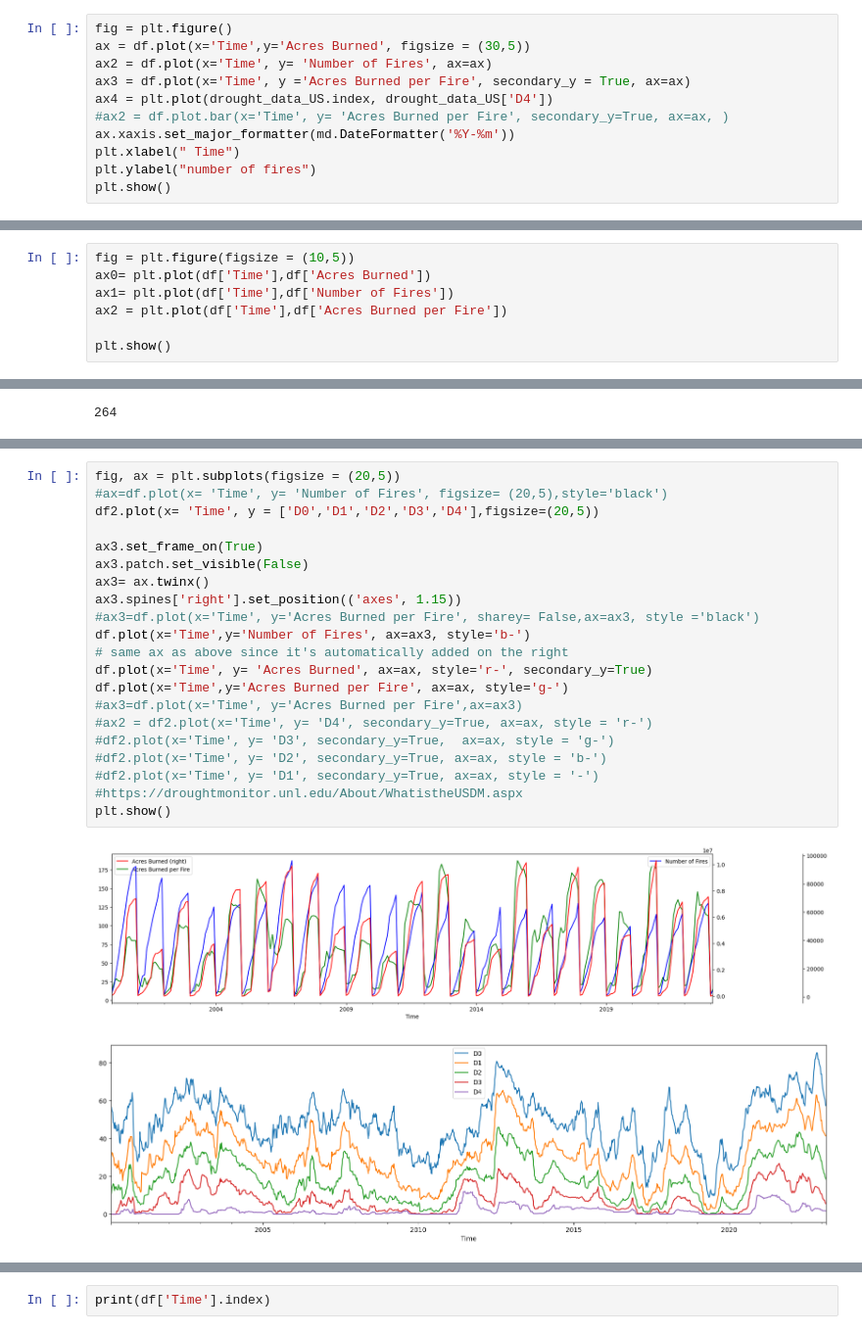
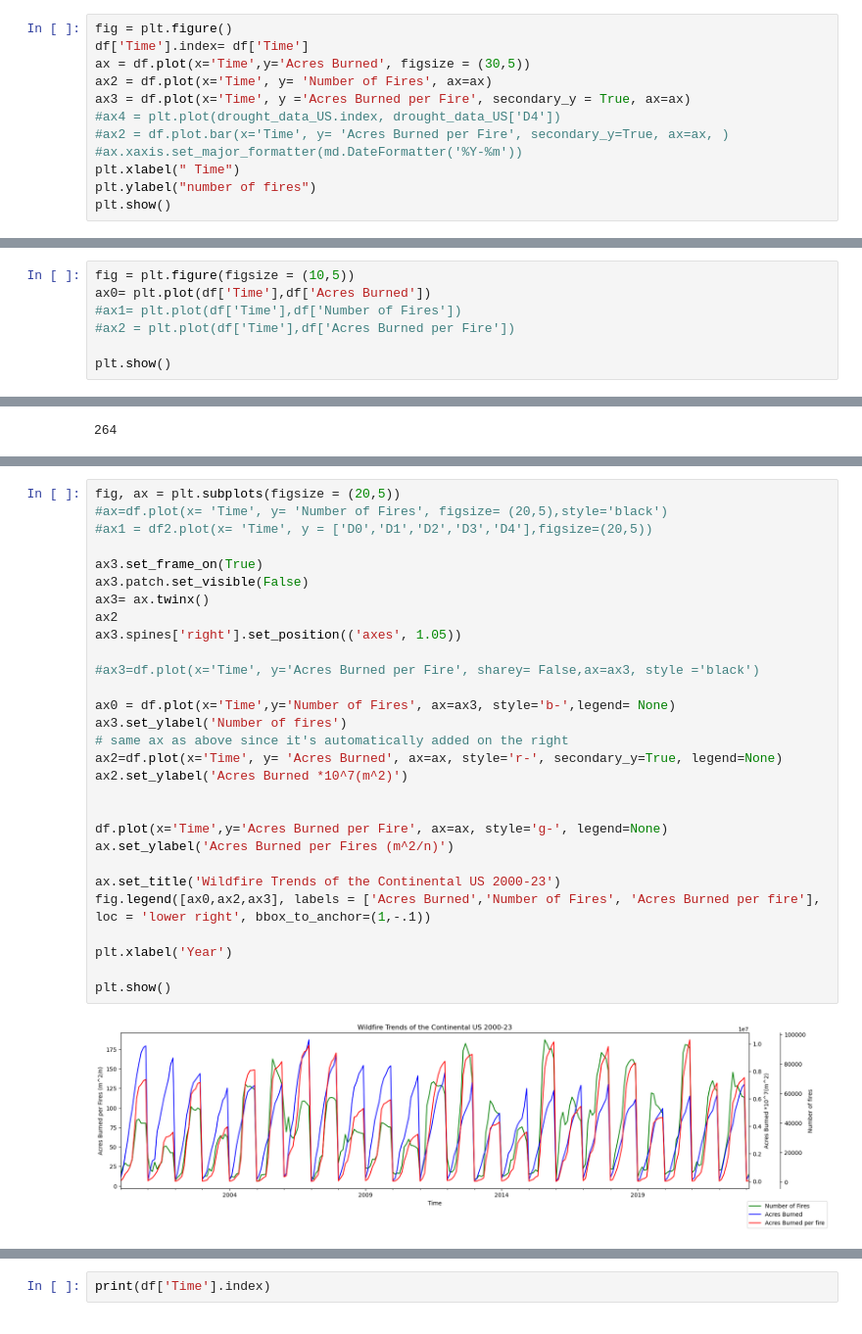
Before and after one commit to AaronCJimeny/FP04-groundwater, a Jupyter notebook: dev_notebooks/conUS-WF-Dev.ipynb, the cells around one changed output, grey strips where cells are left out. Shown at 98% size. Saved outputs shown, nothing was run; the diff lists cells and outputs as text.

```diff
--- a/dev_notebooks/conUS-WF-Dev.ipynb
+++ b/dev_notebooks/conUS-WF-Dev.ipynb
@@ -33,12 +37,13 @@ df
 278 rows × 5 columns
 # %%
 fig = plt.figure()
+df['Time'].index= df['Time']
 ax = df.plot(x='Time',y='Acres Burned', figsize = (30,5))
 ax2 = df.plot(x='Time', y= 'Number of Fires', ax=ax)
 ax3 = df.plot(x='Time', y ='Acres Burned per Fire', secondary_y = True, ax=ax)
-ax4 = plt.plot(drought_data_US.index, drought_data_US['D4'])
+#ax4 = plt.plot(drought_data_US.index, drought_data_US['D4'])
 #ax2 = df.plot.bar(x='Time', y= 'Acres Burned per Fire', secondary_y=True, ax=ax, )
-ax.xaxis.set_major_formatter(md.DateFormatter('%Y-%m'))
+#ax.xaxis.set_major_formatter(md.DateFormatter('%Y-%m'))
 plt.xlabel(" Time")
 plt.ylabel("number of fires")
 plt.show()
@@ -52,8 +57,8 @@ RangeIndex(start=0, stop=1201, step=1)
 # %%
 fig = plt.figure(figsize = (10,5))
 ax0= plt.plot(df['Time'],df['Acres Burned'])
-ax1= plt.plot(df['Time'],df['Number of Fires'])
-ax2 = plt.plot(df['Time'],df['Acres Burned per Fire'])
+#ax1= plt.plot(df['Time'],df['Number of Fires'])
+#ax2 = plt.plot(df['Time'],df['Acres Burned per Fire'])
 
 plt.show()
 # %% [output]
@@ -103,24 +108,31 @@ df.plot(x='Time',y='Acres Burned per Fire', ax=ax3, style='g-')
 # %%
 fig, ax = plt.subplots(figsize = (20,5))
 #ax=df.plot(x= 'Time', y= 'Number of Fires', figsize= (20,5),style='black')
-df2.plot(x= 'Time', y = ['D0','D1','D2','D3','D4'],figsize=(20,5))
+#ax1 = df2.plot(x= 'Time', y = ['D0','D1','D2','D3','D4'],figsize=(20,5))
 
 ax3.set_frame_on(True)
 ax3.patch.set_visible(False)
 ax3= ax.twinx()
-ax3.spines['right'].set_position(('axes', 1.15))
+ax2
+ax3.spines['right'].set_position(('axes', 1.05))
+
 #ax3=df.plot(x='Time', y='Acres Burned per Fire', sharey= False,ax=ax3, style ='black')
-df.plot(x='Time',y='Number of Fires', ax=ax3, style='b-')
+
+ax0 = df.plot(x='Time',y='Number of Fires', ax=ax3, style='b-',legend= None)
+ax3.set_ylabel('Number of fires')
 # same ax as above since it's automatically added on the right
-df.plot(x='Time', y= 'Acres Burned', ax=ax, style='r-', secondary_y=True)
-df.plot(x='Time',y='Acres Burned per Fire', ax=ax, style='g-')
-#ax3=df.plot(x='Time', y='Acres Burned per Fire',ax=ax3)
-#ax2 = df2.plot(x='Time', y= 'D4', secondary_y=True, ax=ax, style = 'r-')
-#df2.plot(x='Time', y= 'D3', secondary_y=True,  ax=ax, style = 'g-')
-#df2.plot(x='Time', y= 'D2', secondary_y=True, ax=ax, style = 'b-')
-#df2.plot(x='Time', y= 'D1', secondary_y=True, ax=ax, style = '-')
-#https://droughtmonitor.unl.edu/About/WhatistheUSDM.aspx
+ax2=df.plot(x='Time', y= 'Acres Burned', ax=ax, style='r-', secondary_y=True, legend=None)
+ax2.set_ylabel('Acres Burned *10^7(m^2)')
+
+
+df.plot(x='Time',y='Acres Burned per Fire', ax=ax, style='g-', legend=None)
+ax.set_ylabel('Acres Burned per Fires (m^2/n)')
+
+ax.set_title('Wildfire Trends of the Continental US 2000-23')
+fig.legend([ax0,ax2,ax3], labels = ['Acres Burned','Number of Fires', 'Acres Burned per fire'], loc = 'lower right', bbox_to_anchor=(1,-.1))
+
+plt.xlabel('Year')
+
 plt.show()
 # %% [output]
-[figure, old version]
+[figure, new version]
-[figure, removed]
```
Also changed, not shown: parts of 31 cells of this notebook.
